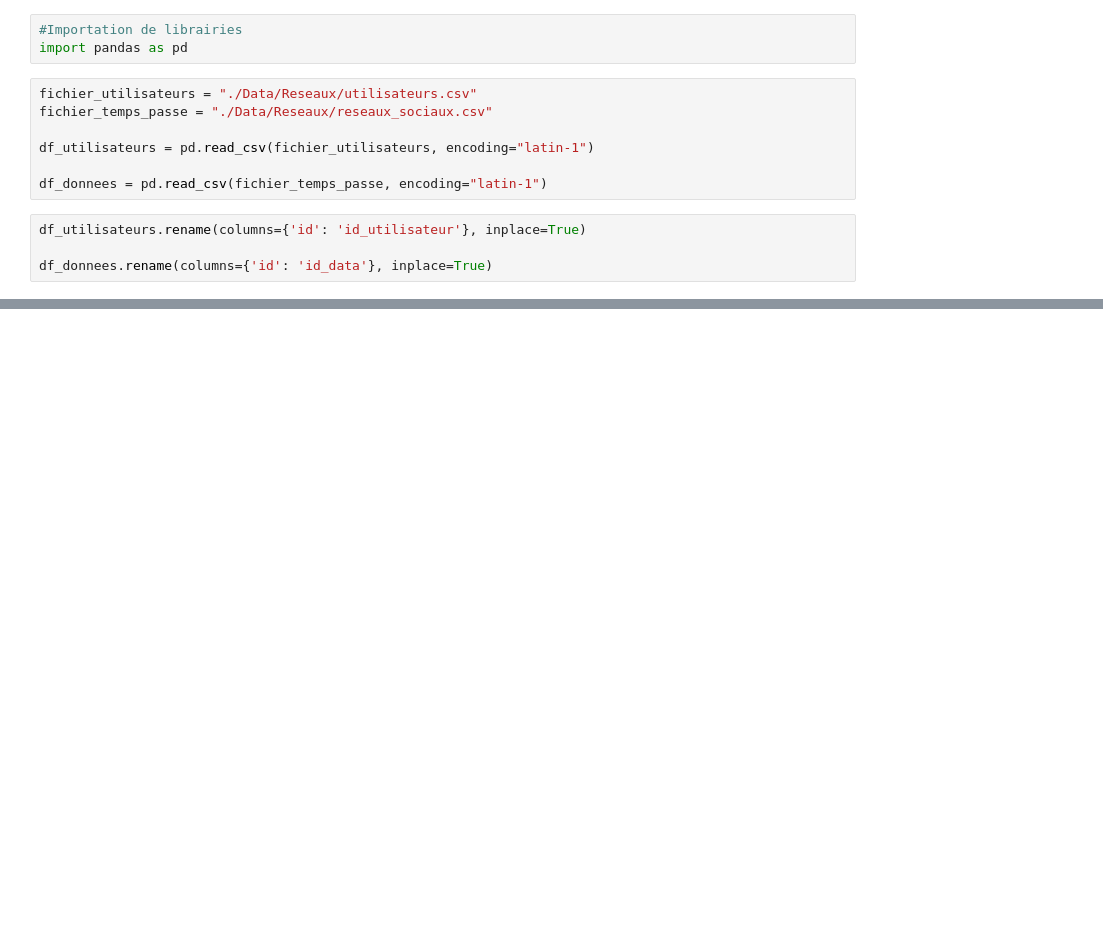
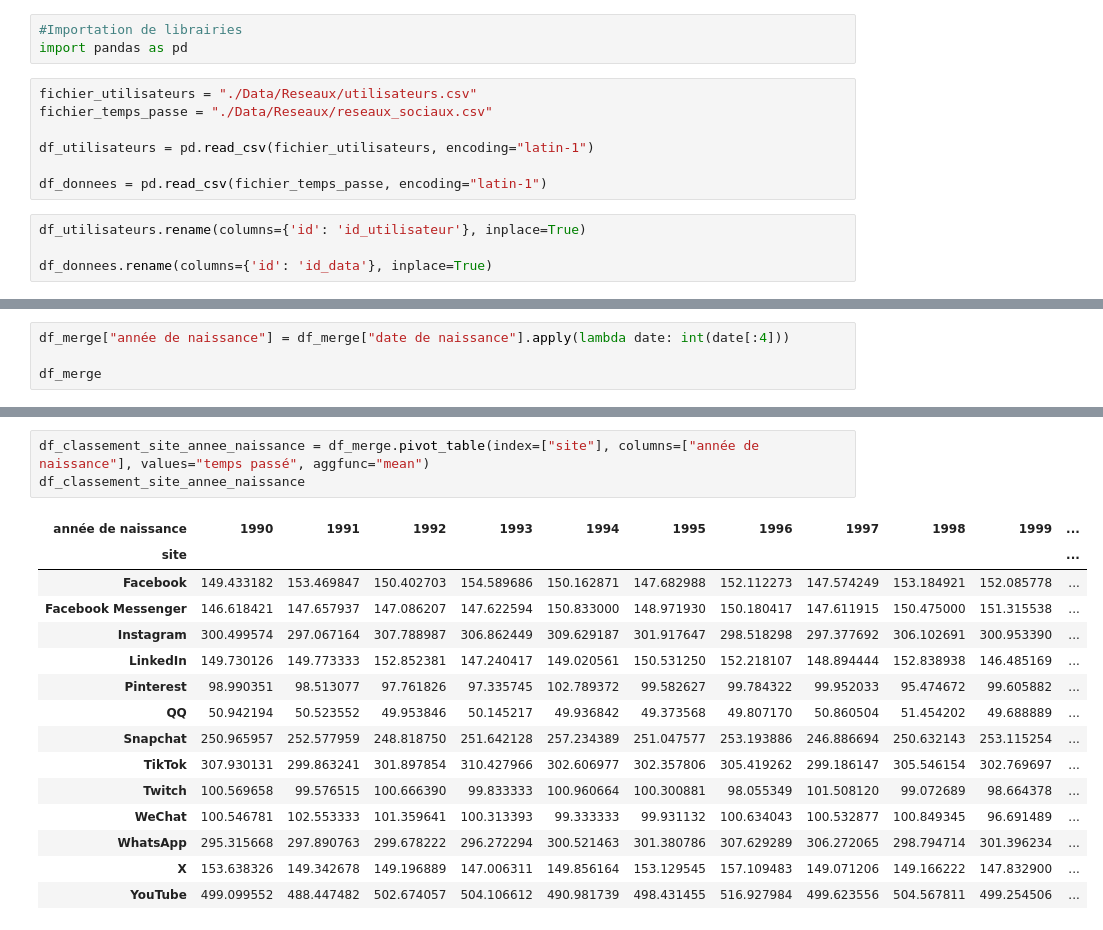
Before and after one commit to ZorroLeVrai/Python.Bureautique, a Jupyter notebook: Notebooks/Exercices/exo_14_2.ipynb, the cells around one changed output, grey strips where cells are left out. Cells and saved outputs as stored; diff of their text form; blank space fills up the shorter version.

```diff
--- a/Notebooks/Exercices/exo_14_2.ipynb
+++ b/Notebooks/Exercices/exo_14_2.ipynb
@@ -102,0 +125,4 @@ df_classement_site
+# %%
+df_merge["année de naissance"] = df_merge["date de naissance"].apply(lambda date: int(date[:4]))
+
+df_merge
@@ -102,0 +143,19 @@ df_classement_site
+# %%
+df_classement_site_annee_naissance = df_merge.pivot_table(index=["site"], columns=["année de naissance"], values="temps passé", aggfunc="mean")
+df_classement_site_annee_naissance
+# %% [output]
+| année de naissance | 1990 | 1991 | 1992 | 1993 | 1994 | 1995 | 1996 | 1997 | 1998 | 1999 | ... |
+| site |  |  |  |  |  |  |  |  |  |  | ... |
+| Facebook | 149.433182 | 153.469847 | 150.402703 | 154.589686 | 150.162871 | 147.682988 | 152.112273 | 147.574249 | 153.184921 | 152.085778 | ... |
+| Facebook Messenger | 146.618421 | 147.657937 | 147.086207 | 147.622594 | 150.833000 | 148.971930 | 150.180417 | 147.611915 | 150.475000 | 151.315538 | ... |
+| Instagram | 300.499574 | 297.067164 | 307.788987 | 306.862449 | 309.629187 | 301.917647 | 298.518298 | 297.377692 | 306.102691 | 300.953390 | ... |
+| LinkedIn | 149.730126 | 149.773333 | 152.852381 | 147.240417 | 149.020561 | 150.531250 | 152.218107 | 148.894444 | 152.838938 | 146.485169 | ... |
+| Pinterest | 98.990351 | 98.513077 | 97.761826 | 97.335745 | 102.789372 | 99.582627 | 99.784322 | 99.952033 | 95.474672 | 99.605882 | ... |
+| QQ | 50.942194 | 50.523552 | 49.953846 | 50.145217 | 49.936842 | 49.373568 | 49.807170 | 50.860504 | 51.454202 | 49.688889 | ... |
+| Snapchat | 250.965957 | 252.577959 | 248.818750 | 251.642128 | 257.234389 | 251.047577 | 253.193886 | 246.886694 | 250.632143 | 253.115254 | ... |
+| TikTok | 307.930131 | 299.863241 | 301.897854 | 310.427966 | 302.606977 | 302.357806 | 305.419262 | 299.186147 | 305.546154 | 302.769697 | ... |
+| Twitch | 100.569658 | 99.576515 | 100.666390 | 99.833333 | 100.960664 | 100.300881 | 98.055349 | 101.508120 | 99.072689 | 98.664378 | ... |
+| WeChat | 100.546781 | 102.553333 | 101.359641 | 100.313393 | 99.333333 | 99.931132 | 100.634043 | 100.532877 | 100.849345 | 96.691489 | ... |
+| WhatsApp | 295.315668 | 297.890763 | 299.678222 | 296.272294 | 300.521463 | 301.380786 | 307.629289 | 306.272065 | 298.794714 | 301.396234 | ... |
+| X | 153.638326 | 149.342678 | 149.196889 | 147.006311 | 149.856164 | 153.129545 | 157.109483 | 149.071206 | 149.166222 | 147.832900 | ... |
+| YouTube | 499.099552 | 488.447482 | 502.674057 | 504.106612 | 490.981739 | 498.431455 | 516.927984 | 499.623556 | 504.567811 | 499.254506 | ... |
```
Also changed, not shown: parts of 7 cells of this notebook, 3 other files.
